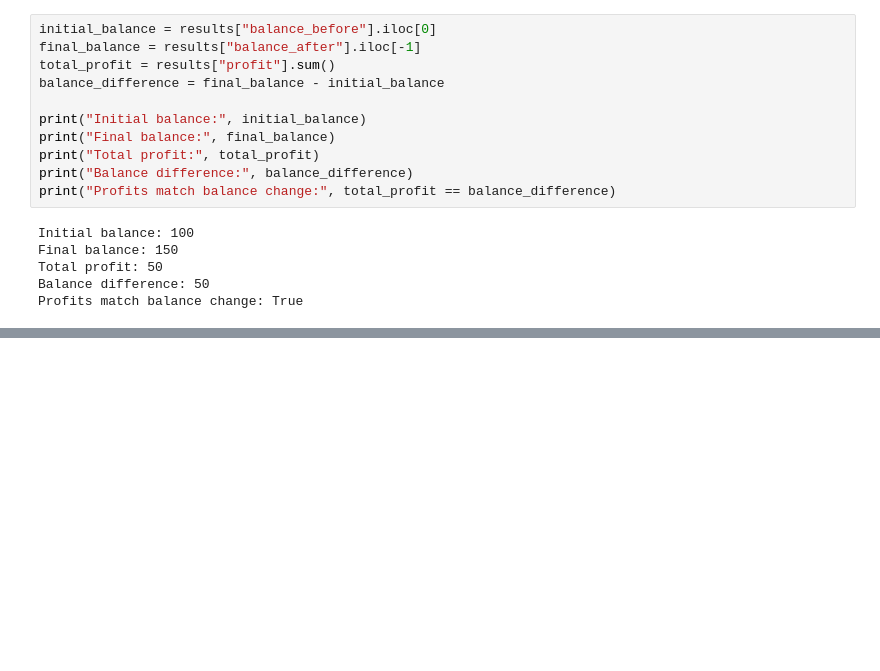
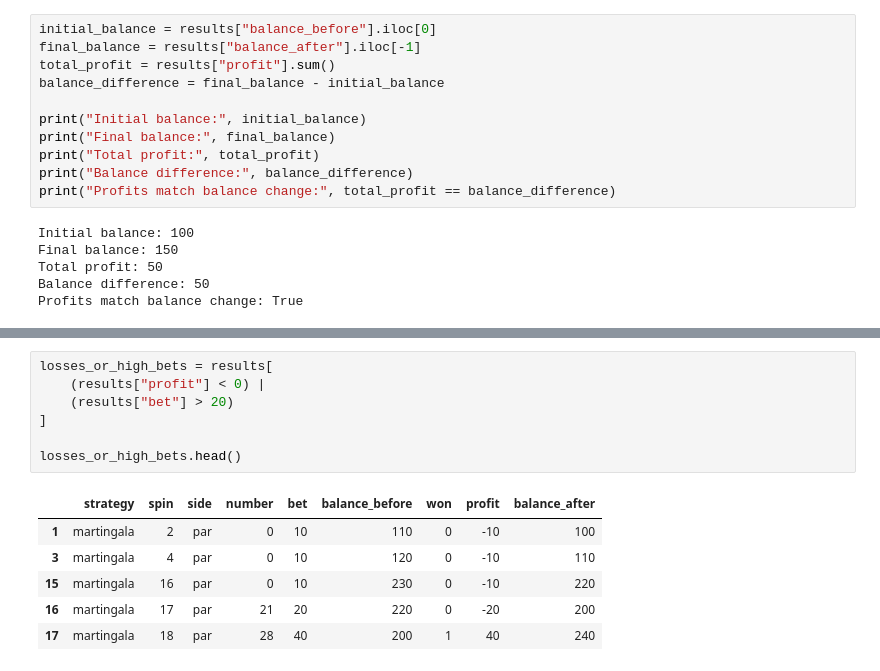
Before and after one commit to Vanest7/bash-scripting, a Jupyter notebook: roulette_analysis.ipynb, the cells around one changed output, grey strips where cells are left out. Saved outputs shown, nothing was run; the diff lists cells and outputs as text; blank space fills up the shorter version.

```diff
--- a/roulette_analysis.ipynb
+++ b/roulette_analysis.ipynb
@@ -431,0 +574,14 @@ Profits match balance change: True
+# %%
+losses_or_high_bets = results[
+    (results["profit"] < 0) |
+    (results["bet"] > 20)
+]
+
+losses_or_high_bets.head()
+# %% [output]
+|  | strategy | spin | side | number | bet | balance_before | won | profit | balance_after |
+| 1 | martingala | 2 | par | 0 | 10 | 110 | 0 | -10 | 100 |
+| 3 | martingala | 4 | par | 0 | 10 | 120 | 0 | -10 | 110 |
+| 15 | martingala | 16 | par | 0 | 10 | 230 | 0 | -10 | 220 |
+| 16 | martingala | 17 | par | 21 | 20 | 220 | 0 | -20 | 200 |
+| 17 | martingala | 18 | par | 28 | 40 | 200 | 1 | 40 | 240 |
```
Also changed, not shown: parts of 54 cells of this notebook.
